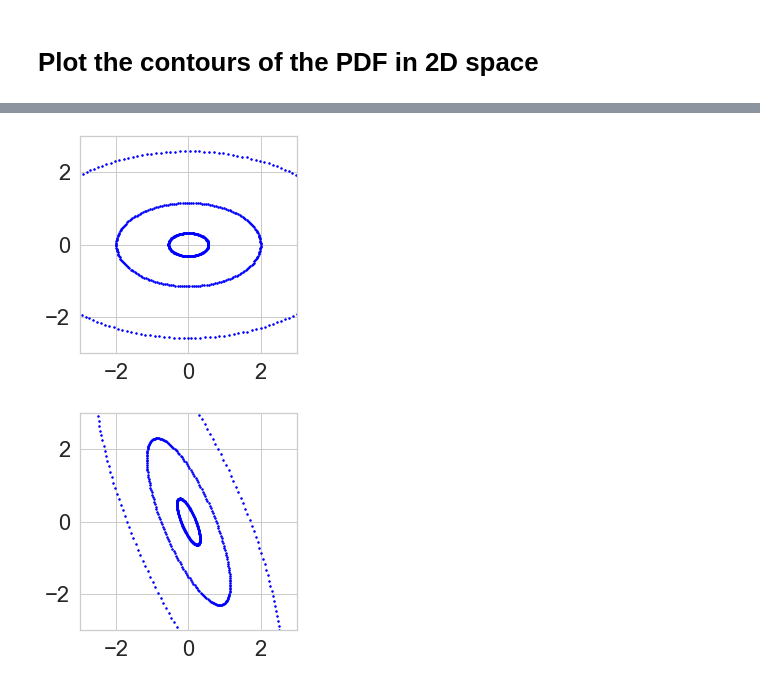
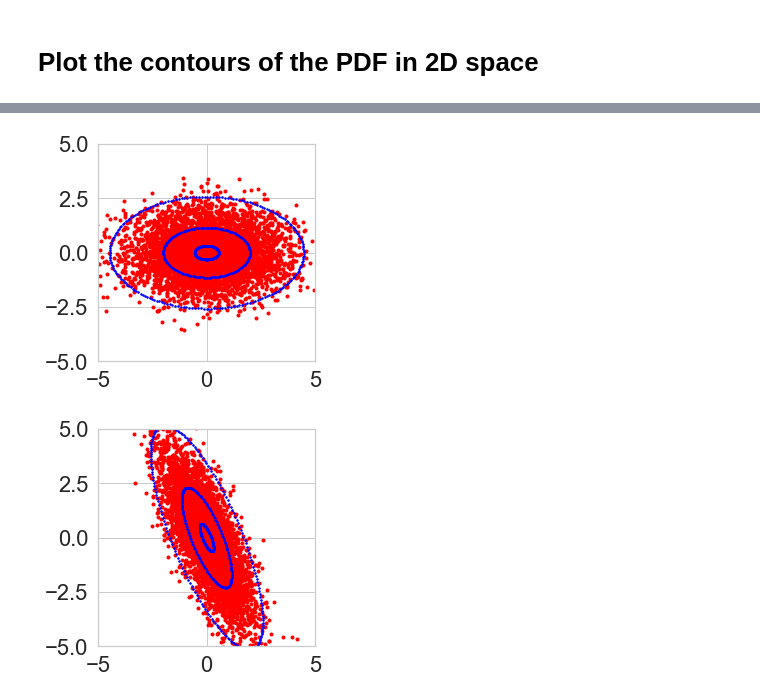
Before and after one commit to tufts-ml-courses/comp136-spr-20s-assignments, a Jupyter notebook: notebooks/MultivariateNormalContourVisualization.ipynb, the cells around one changed output, grey strips where cells are left out. Saved outputs shown, nothing was run; the diff lists cells and outputs as text; code cells hidden in the pictures.

Commit message:
ADD mvn contour plot

```diff
--- a/notebooks/MultivariateNormalContourVisualization.ipynb
+++ b/notebooks/MultivariateNormalContourVisualization.ipynb
@@ -88,14 +98,34 @@ plt.gca().set_ylim([-3, 3]);
 # %%
-plotGauss2DContour([0,0], np.asarray([[3, 0], [0, 1]]))
+mu_D = np.asarray([0, 0])
+cov_DD = np.asarray([[3, 0 ], [0, 1]])
+
+# First, plot N samples
+N = 5000
+x_N2 = scipy.stats.multivariate_normal.rvs(mu_D, cov_DD, N)
+plt.plot(x_N2[:,0], x_N2[:,1], 'r.')
+
+# Second, plot the contours
+plotGauss2DContour(mu_D, cov_DD)
+
 plt.gca().set_aspect('equal', 'box');
-plt.gca().set_xlim([-3, 3]);
-plt.gca().set_ylim([-3, 3]);
+plt.gca().set_xlim([-5, 5]);
+plt.gca().set_ylim([-5, 5]);
 # %% [output]
-[figure, old version]
+[figure, new version]
 # %%
-plotGauss2DContour([0,0], np.asarray([[1, -1.5], [-1.5, 4]]))
+mu_D = np.asarray([0, 0])
+cov_DD = np.asarray([[1, -1.5], [-1.5, 4]])
+
+# First, plot N samples
+N = 5000
+x_N2 = scipy.stats.multivariate_normal.rvs(mu_D, cov_DD, N)
+plt.plot(x_N2[:,0], x_N2[:,1], 'r.')
+
+# Second, plot the contours
+plotGauss2DContour(mu_D, cov_DD)
+
 plt.gca().set_aspect('equal', 'box');
-plt.gca().set_xlim([-3, 3]);
-plt.gca().set_ylim([-3, 3]);
+plt.gca().set_xlim([-5, 5]);
+plt.gca().set_ylim([-5, 5]);
 # %% [output]
-[figure, old version]
+[figure, new version]
```
Also changed, not shown: parts of 2 cells of this notebook.
